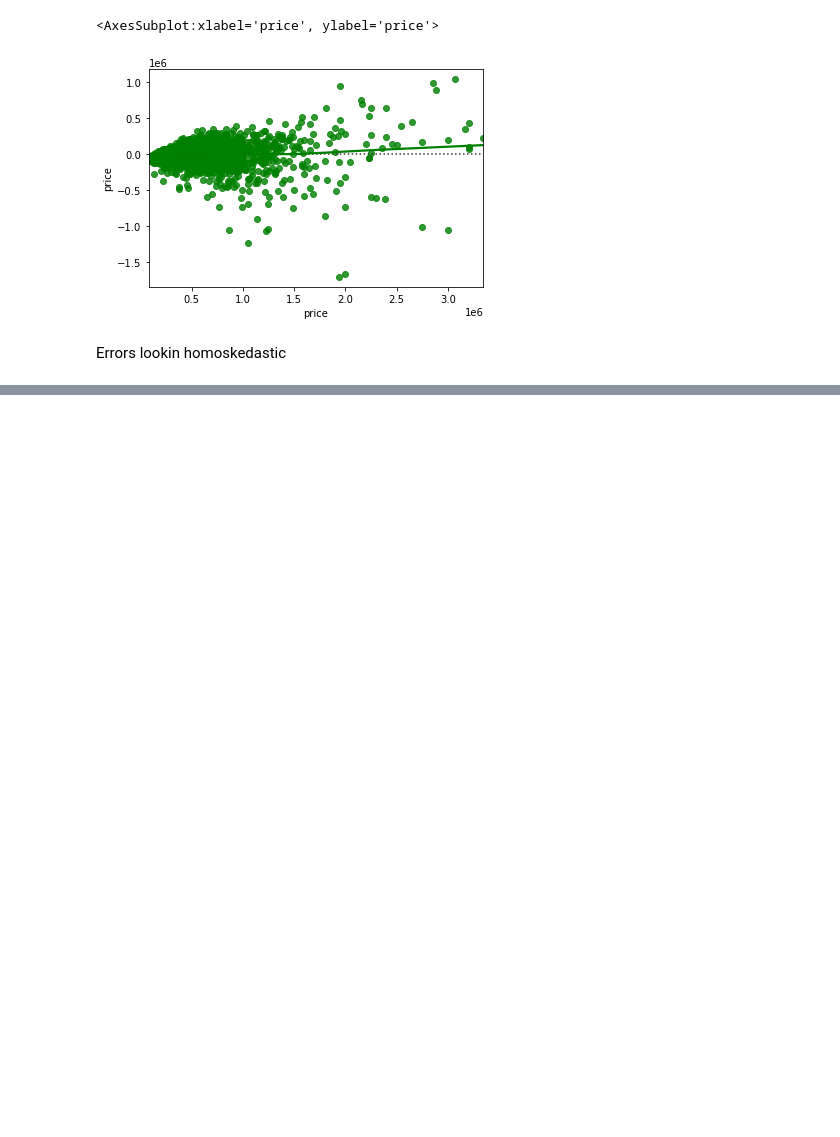
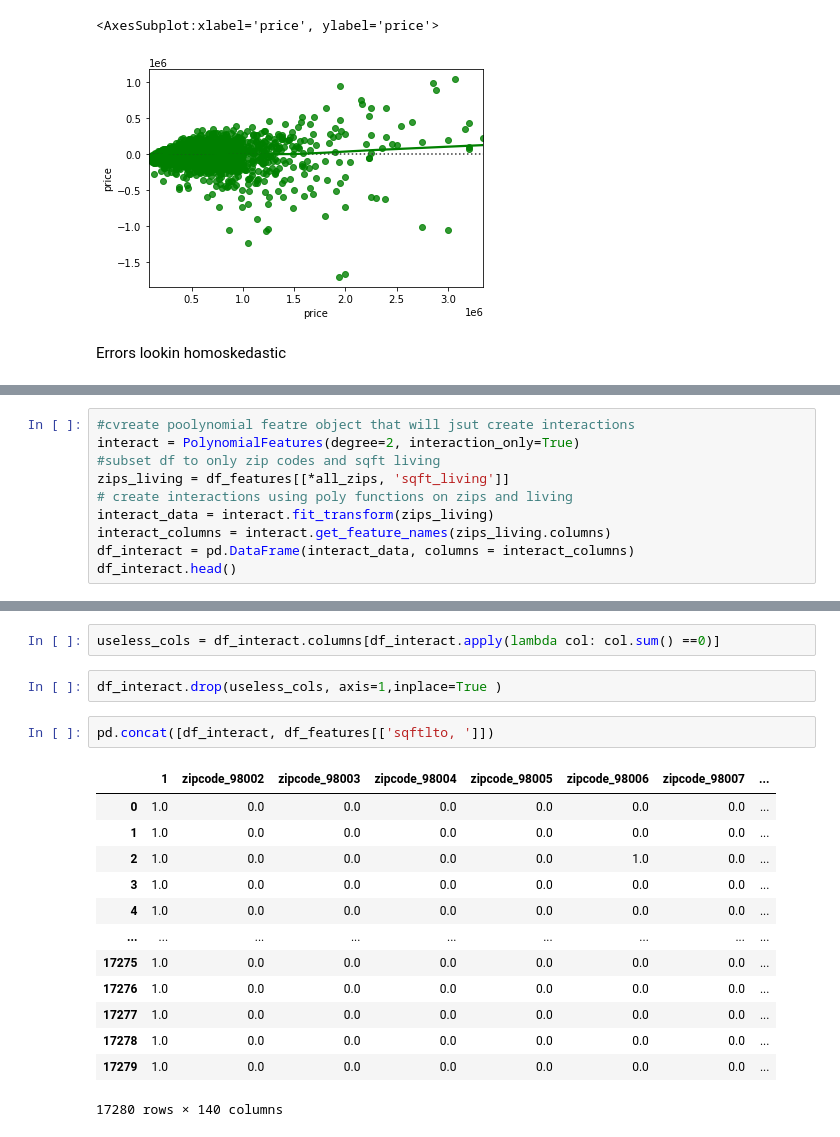
Before and after one commit to jasonarikupurathu/ds-east-042621-lectures, a Jupyter notebook: Phase_2/Phase2_project/Kings_County_Housing_Version_2.ipynb, the cells around one changed output, grey strips where cells are left out. Saved outputs shown, nothing was run; the diff lists cells and outputs as text; blank space fills up the shorter version.

```diff
--- a/Phase_2/Phase2_project/Kings_County_Housing_Version_2.ipynb
+++ b/Phase_2/Phase2_project/Kings_County_Housing_Version_2.ipynb
@@ -1286,0 +1325,10 @@ Errors lookin homoskedastic
+# %%
+#cvreate poolynomial featre object that will jsut create interactions
+interact = PolynomialFeatures(degree=2, interaction_only=True)
+#subset df to only zip codes and sqft living
+zips_living = df_features[[*all_zips, 'sqft_living']]
+# create interactions using poly functions on zips and living
+interact_data = interact.fit_transform(zips_living)
+interact_columns = interact.get_feature_names(zips_living.columns)
+df_interact = pd.DataFrame(interact_data, columns = interact_columns)
+df_interact.head()
@@ -1286,0 +1343,20 @@ Errors lookin homoskedastic
+# %%
+useless_cols = df_interact.columns[df_interact.apply(lambda col: col.sum() ==0)]
+# %%
+df_interact.drop(useless_cols, axis=1,inplace=True )
+# %%
+pd.concat([df_interact, df_features[['sqftlto, ']])
+# %% [output]
+|  | 1 | zipcode_98002 | zipcode_98003 | zipcode_98004 | zipcode_98005 | zipcode_98006 | zipcode_98007 | ... |
+| 0 | 1.0 | 0.0 | 0.0 | 0.0 | 0.0 | 0.0 | 0.0 | ... |
+| 1 | 1.0 | 0.0 | 0.0 | 0.0 | 0.0 | 0.0 | 0.0 | ... |
+| 2 | 1.0 | 0.0 | 0.0 | 0.0 | 0.0 | 1.0 | 0.0 | ... |
+| 3 | 1.0 | 0.0 | 0.0 | 0.0 | 0.0 | 0.0 | 0.0 | ... |
+| 4 | 1.0 | 0.0 | 0.0 | 0.0 | 0.0 | 0.0 | 0.0 | ... |
+| ... | ... | ... | ... | ... | ... | ... | ... | ... |
+| 17275 | 1.0 | 0.0 | 0.0 | 0.0 | 0.0 | 0.0 | 0.0 | ... |
+| 17276 | 1.0 | 0.0 | 0.0 | 0.0 | 0.0 | 0.0 | 0.0 | ... |
+| 17277 | 1.0 | 0.0 | 0.0 | 0.0 | 0.0 | 0.0 | 0.0 | ... |
+| 17278 | 1.0 | 0.0 | 0.0 | 0.0 | 0.0 | 0.0 | 0.0 | ... |
+| 17279 | 1.0 | 0.0 | 0.0 | 0.0 | 0.0 | 0.0 | 0.0 | ... |
+17280 rows × 140 columns
```
Also changed, not shown: parts of 23 cells of this notebook.
